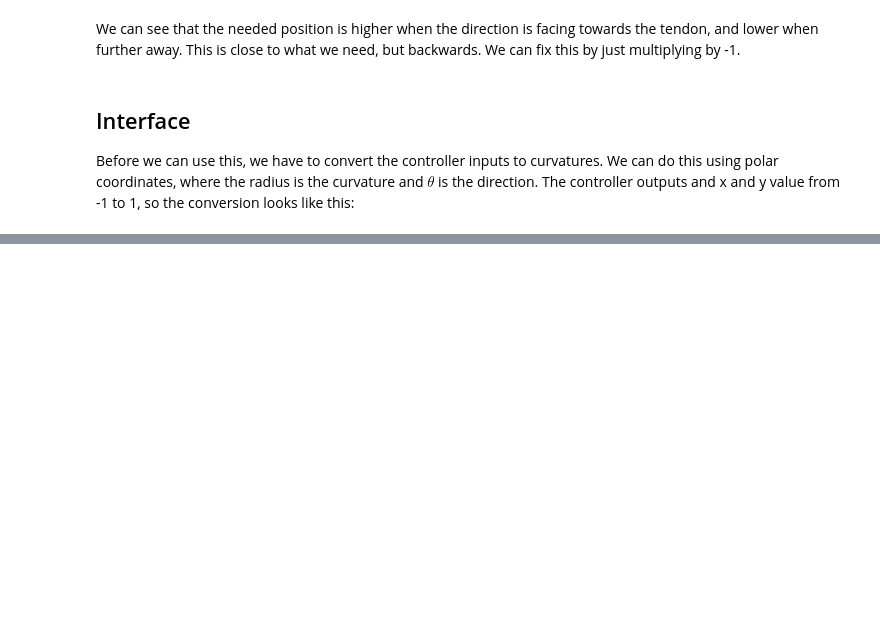
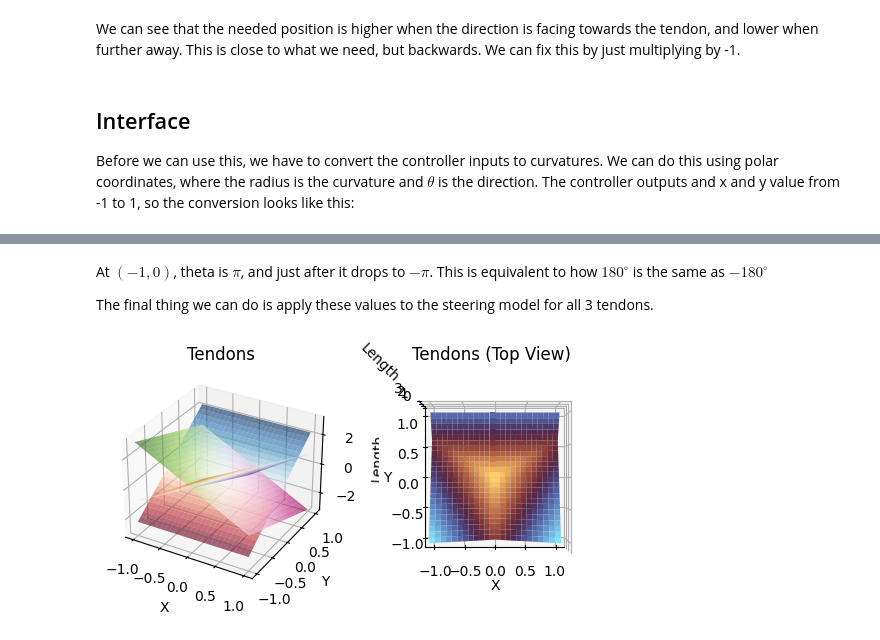
Before and after one commit to crummyh/stem-research-2025-2026, a Jupyter notebook: notebooks/tendons.ipynb, the cells around one changed output, grey strips where cells are left out. Drawn from its saved outputs; the diff is of its cells as text; code cells hidden in the pictures; blank space fills up the shorter version.

```diff
--- a/notebooks/tendons.ipynb
+++ b/notebooks/tendons.ipynb
@@ -87,0 +139,48 @@ def cartesian_to_polar(x: float, y: float) -> tuple[float, float]:
+# %% [markdown]
+At $(-1, 0)$, theta is $\pi$, and just after it drops to $-\pi$. This is equivalent to how $180^\circ$ is the same as $-180^\circ$
+
+The final thing we can do is apply these values to the steering model for all 3 tendons.
+# %%
+def pick_highest(v1, v2, v3):
+    return np.maximum.reduce([v1, v2, v3])
+
+x = np.linspace(-1, 1, 25)
+y = np.linspace(-1, 1, 25)
+x,y = np.meshgrid(x,y)
+
+MAX_CURVE = 1.5
+
+TENDON_1_ANGLE = 0.5 * pi
+TENDON_2_ANGLE = -5 * pi / 6
+TENDON_3_ANGLE = -1 * pi / 6
+
+theta, r = cartesian_to_polar(x * MAX_CURVE, y * MAX_CURVE)
+
+l1 = better_tendon_control(theta, r, tendon_position = TENDON_1_ANGLE)
+l2 = better_tendon_control(theta, r, tendon_position = TENDON_2_ANGLE)
+l3 = better_tendon_control(theta, r, tendon_position = TENDON_3_ANGLE)
+
+fig = plt.figure()
+
+ax1 = fig.add_subplot(121, projection='3d')
+ax1.plot_surface(x, y, l1, cmap='RdBu', alpha=0.6)
+ax1.plot_surface(x, y, l2, cmap='PiYG', alpha=0.6)
+ax1.plot_surface(x, y, l3, cmap='PuOr', alpha=0.6)
+ax1.set_title('Tendons')
+
+ax1.set_xlabel("X")
+ax1.set_ylabel("Y")
+ax1.set_zlabel("Length")
+
+ax2 = fig.add_subplot(122, projection='3d')
+ax2.view_init(elev=90, azim=-90, roll=0)
+ax2.plot_surface(x, y, pick_highest(l1,l2,l3), cmap='managua')
+ax2.set_title('Tendons (Top View)')
+
+ax2.set_xlabel("X")
+ax2.set_ylabel("Y")
+ax2.set_zlabel("Length")
+
+plt.show()
+# %% [output]
+[figure, added]
```
Also changed, not shown: parts of 3 cells of this notebook, 8 other files.
